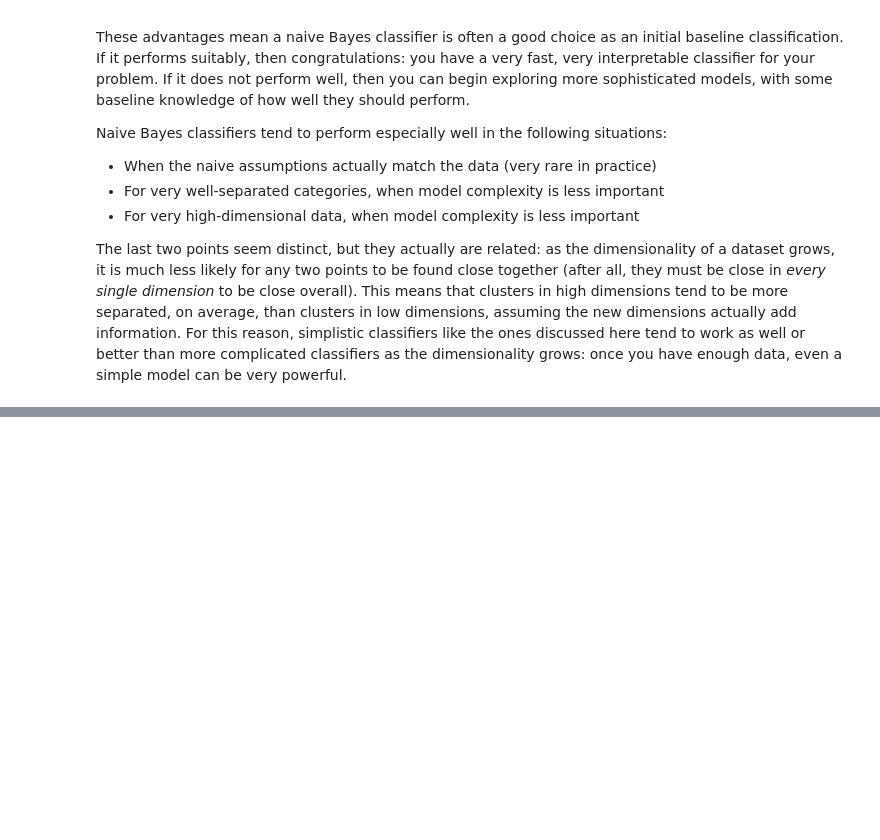
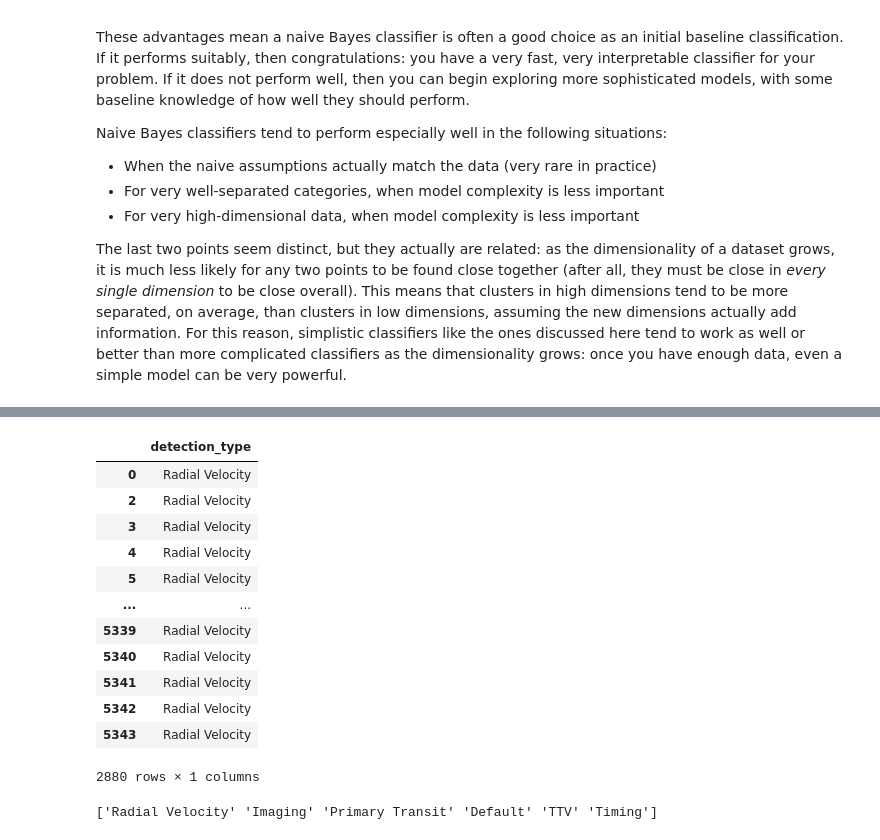
Before and after one commit to MIBRivera/Comp-Astrobio, a Jupyter notebook: Tutorial-NaiveBayes/Tutorial_NaiveBayes.ipynb, the cells around one changed output, grey strips where cells are left out. Saved outputs shown, nothing was run; the diff lists cells and outputs as text; code cells hidden in the pictures; blank space fills up the shorter version.

```diff
--- a/Tutorial-NaiveBayes/Tutorial_NaiveBayes.ipynb
+++ b/Tutorial-NaiveBayes/Tutorial_NaiveBayes.ipynb
@@ -270,0 +332,21 @@ x_test = normalize(x_test)
+# %%
+y
+# %% [output]
+|  | detection_type |
+| 0 | Radial Velocity |
+| 2 | Radial Velocity |
+| 3 | Radial Velocity |
+| 4 | Radial Velocity |
+| 5 | Radial Velocity |
+| ... | ... |
+| 5339 | Radial Velocity |
+| 5340 | Radial Velocity |
+| 5341 | Radial Velocity |
+| 5342 | Radial Velocity |
+| 5343 | Radial Velocity |
+2880 rows × 1 columns
+# %%
+codes, uniques = pd.factorize(y.values.ravel())
+print(uniques)
+# %% [output]
+['Radial Velocity' 'Imaging' 'Primary Transit' 'Default' 'TTV' 'Timing']
```
Also changed, not shown: parts of 29 cells of this notebook, 1 other file.
